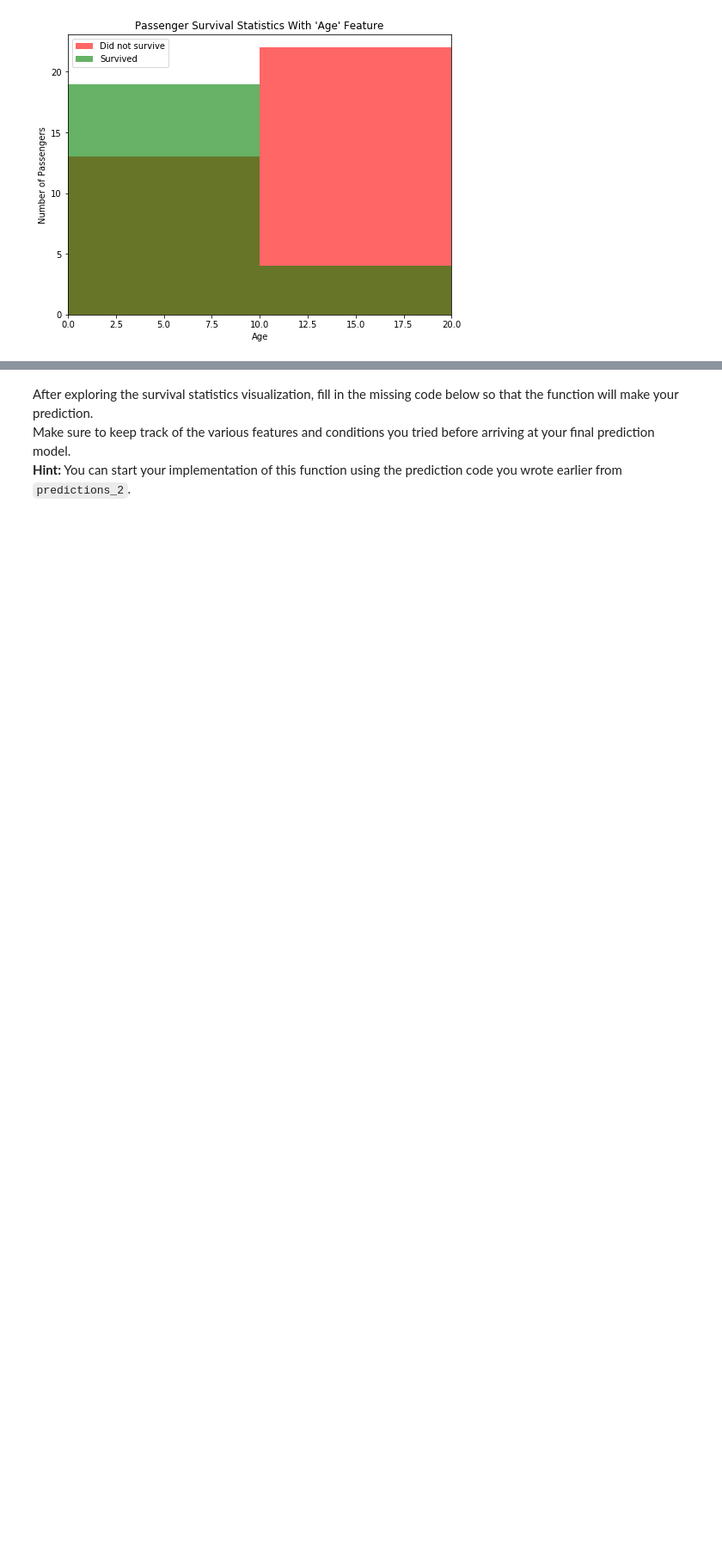
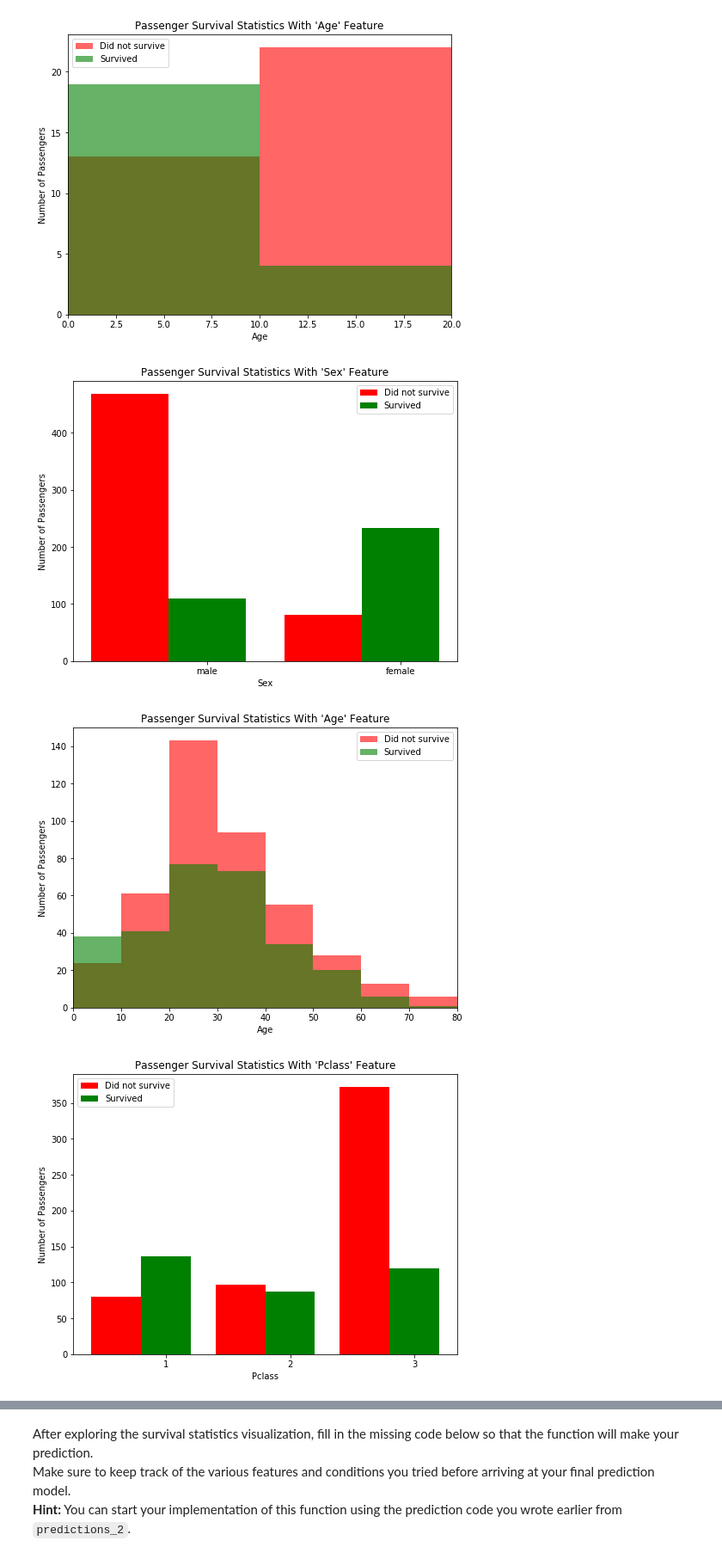
Before and after one commit to Haleh-Dolati/MLND-P0, a Jupyter notebook: titanic_survival_exploration.ipynb, the cells around one changed output, grey strips where cells are left out. Shown: that part at 86% size. Cells and saved outputs as stored; diff of their text form; code cells hidden in the pictures; blank space fills up the shorter version.

```diff
--- a/titanic_survival_exploration.ipynb
+++ b/titanic_survival_exploration.ipynb
@@ -217,3 +217,14 @@ Use the `survival_stats` function below to to examine various survival statistic
 vs.survival_stats(data, outcomes, 'Age', ["Sex == 'male'", "Age < 18"])
 # %% [output]
 [figure]
+# %%
+# Age, Sex, Pclass, Parch, and SibSp
+vs.survival_stats(data, outcomes, 'Sex')
+vs.survival_stats(data, outcomes, 'Age')
+vs.survival_stats(data, outcomes, 'Pclass')
+vs.survival_stats(data, outcomes, 'Parch')
+vs.survival_stats(data, outcomes, 'SibSp')
+# %% [output]
+[figure, added]
+[figure, added]
+[figure, added]
```
Also changed, not shown: parts of 5 cells of this notebook, 2 other files.
